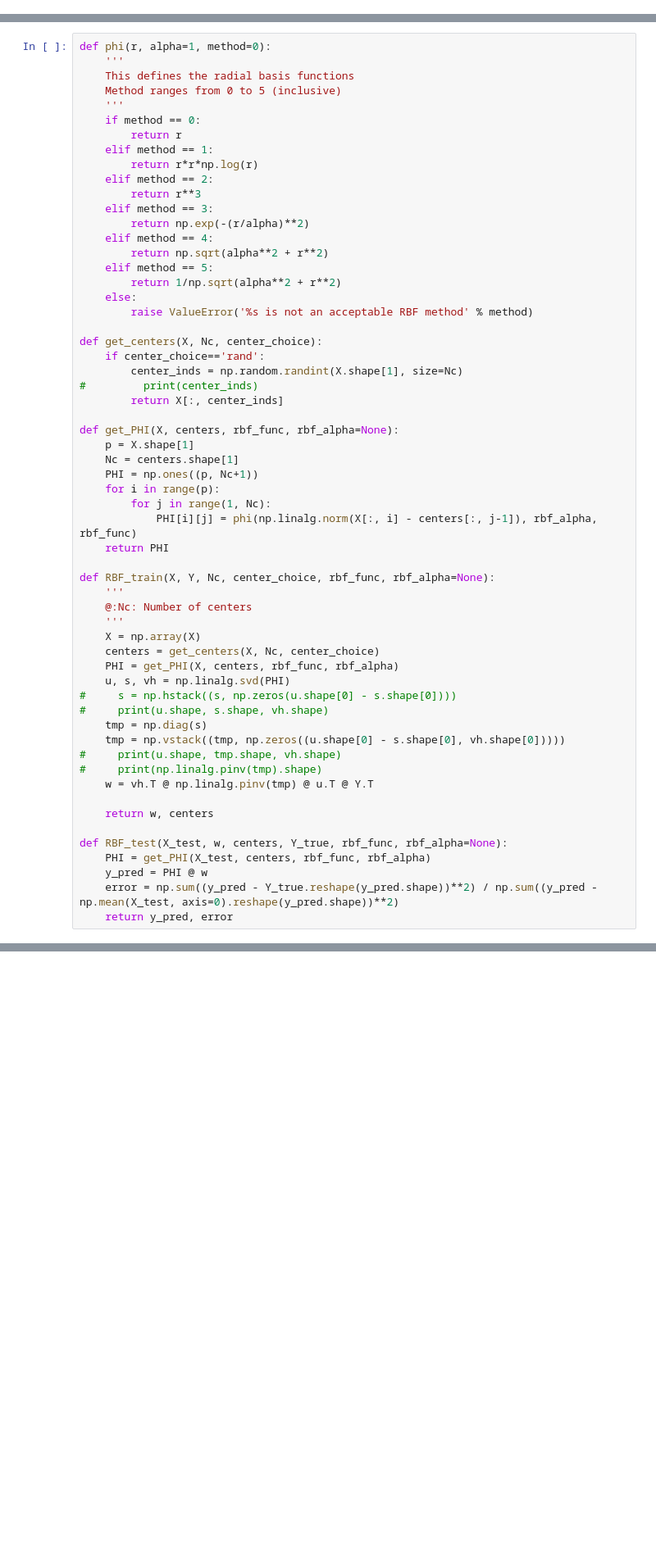
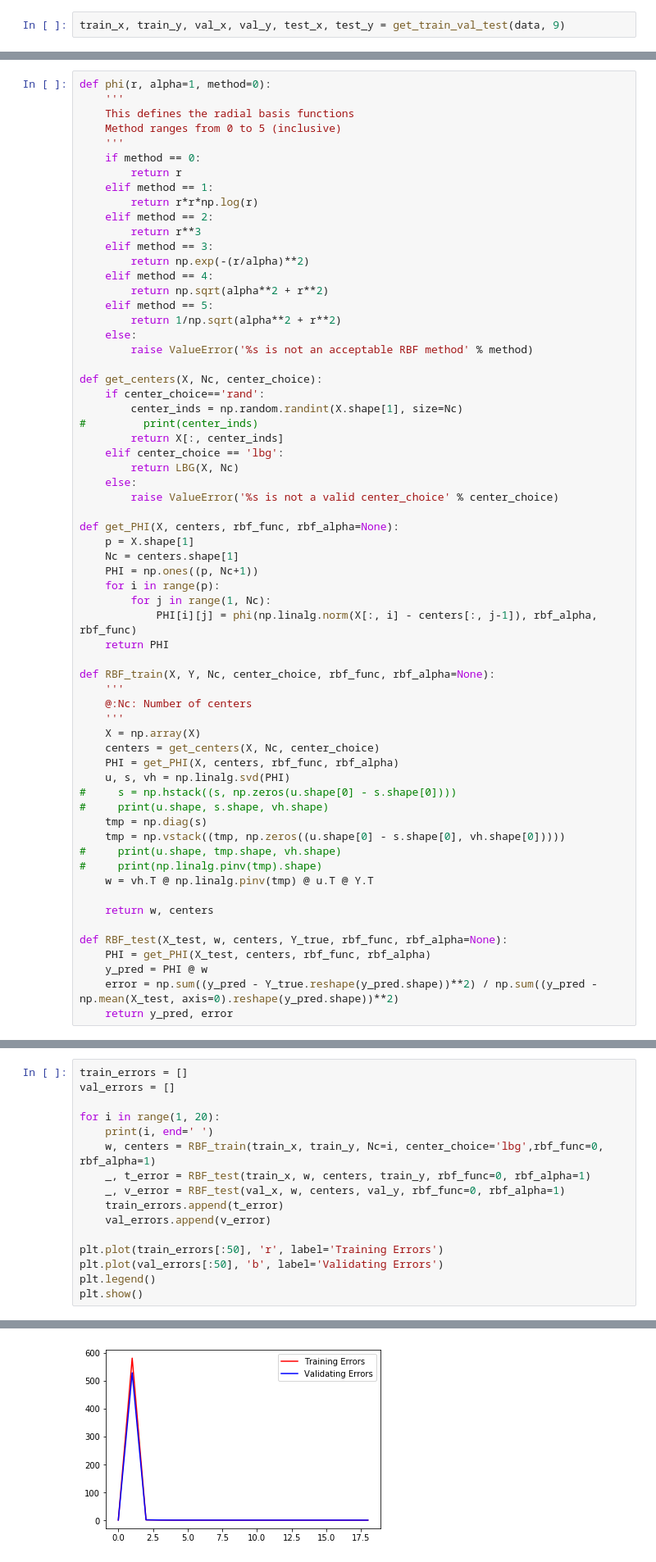
Before and after one commit to zyu47/MATH532, a Jupyter notebook: ps6/Programming.ipynb, the cells around one changed output, grey strips where cells are left out. Shown at 82% size. Cells and saved outputs as stored; diff of their text form; blank space fills up the shorter version.

```diff
--- a/ps6/Programming.ipynb
+++ b/ps6/Programming.ipynb
@@ -54,0 +55,2 @@ print(test_x.shape, test_y.shape, train_x.shape, train_y.shape, val_x.shape, val
+# %%
+train_x, train_y, val_x, val_y, test_x, test_y = get_train_val_test(data, 9)
@@ -80,6 +113,10 @@ def get_centers(X, Nc, center_choice):
         center_inds = np.random.randint(X.shape[1], size=Nc)
 #         print(center_inds)
         return X[:, center_inds]
+    elif center_choice == 'lbg':
+        return LBG(X, Nc)
+    else:
+        raise ValueError('%s is not a valid center_choice' % center_choice)
 
 def get_PHI(X, centers, rbf_func, rbf_alpha=None):
     p = X.shape[1]
@@ -115,0 +155,17 @@ def RBF_test(X_test, w, centers, Y_true, rbf_func, rbf_alpha=None):
+# %%
+train_errors = []
+val_errors = []
+
+for i in range(1, 20):
+    print(i, end=' ')
+    w, centers = RBF_train(train_x, train_y, Nc=i, center_choice='lbg',rbf_func=0, rbf_alpha=1)
+    _, t_error = RBF_test(train_x, w, centers, train_y, rbf_func=0, rbf_alpha=1)
+    _, v_error = RBF_test(val_x, w, centers, val_y, rbf_func=0, rbf_alpha=1)
+    train_errors.append(t_error)
+    val_errors.append(v_error)
+
+plt.plot(train_errors[:50], 'r', label='Training Errors')
+plt.plot(val_errors[:50], 'b', label='Validating Errors')
+plt.legend()
+plt.show()
+# %% [output]
@@ -116,3 +173,4 @@ def RBF_test(X_test, w, centers, Y_true, rbf_func, rbf_alpha=None):
+[figure, added]
 # %% [markdown]
 ### Test different number of centers
 # %%
```
Also changed, not shown: parts of 9 cells of this notebook, 1 other file.
